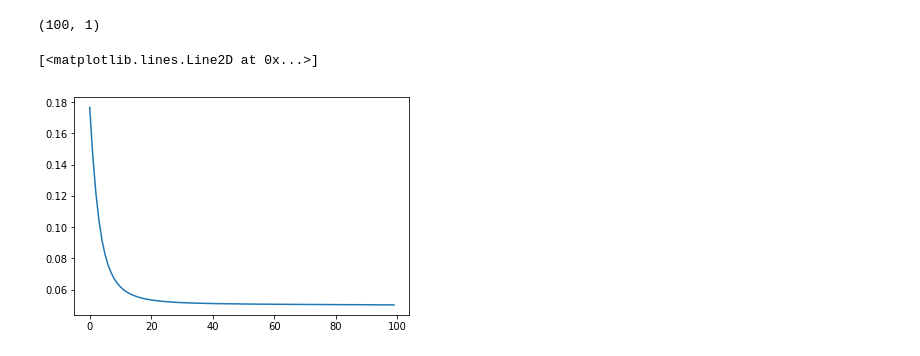
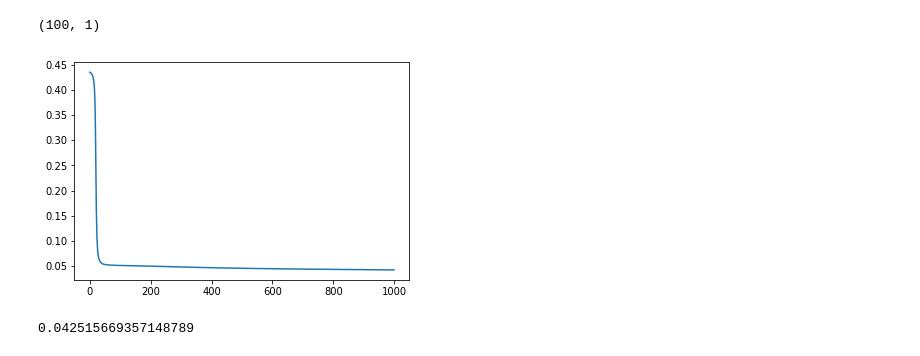
Before and after one commit to fernandocamargoai/deeplearningcourse2018, a Jupyter notebook: Lista_2/Notebook.ipynb, the cells around one changed output. Cells and saved outputs as stored; diff of their text form; code cells hidden in the pictures.

```diff
--- a/Lista_2/Notebook.ipynb
+++ b/Lista_2/Notebook.ipynb
@@ -249,13 +249,15 @@ Y.shape
 # %% [output]
 (100, 1)
 # %%
-n_neurons_per_layer = [9, 5, 1]
+n_neurons_per_layer = [9, 9, 1]
 # %%
-model = MultilayerPerceptron(learning_rate=0.01, n_neurons_per_layer=n_neurons_per_layer, n_epochs=100, batch_size=20)
+model = MultilayerPerceptron(learning_rate=0.01, n_neurons_per_layer=n_neurons_per_layer, n_epochs=1000, batch_size=20)
 # %%
 errors = model.fit(X, Y)
 # %%
 plt.plot(np.arange(0, len(errors)), errors)
+plt.show()
+errors[-1]
 # %% [output]
+[figure, new version]
-[<matplotlib.lines.Line2D at 0x...>]
+0.042515669357148789
-[figure, old version]
```
Also changed, not shown: parts of 4 cells of this notebook.
